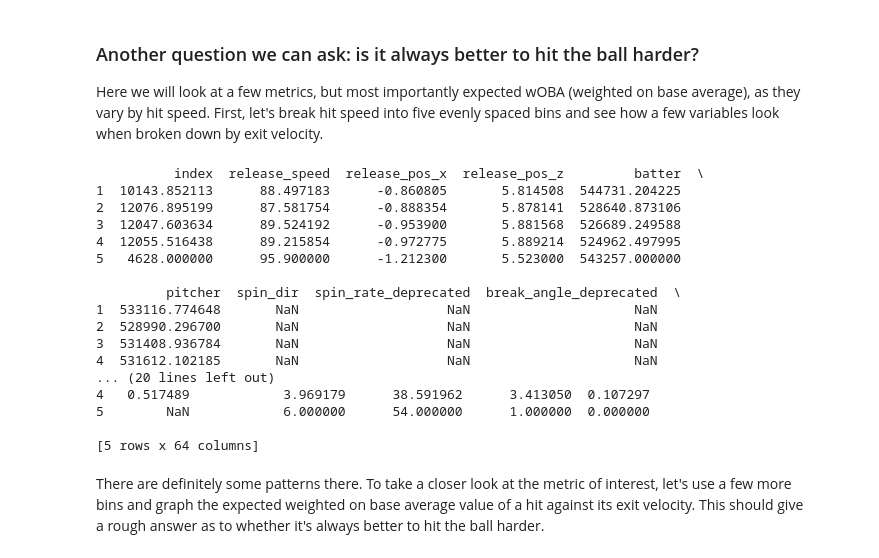
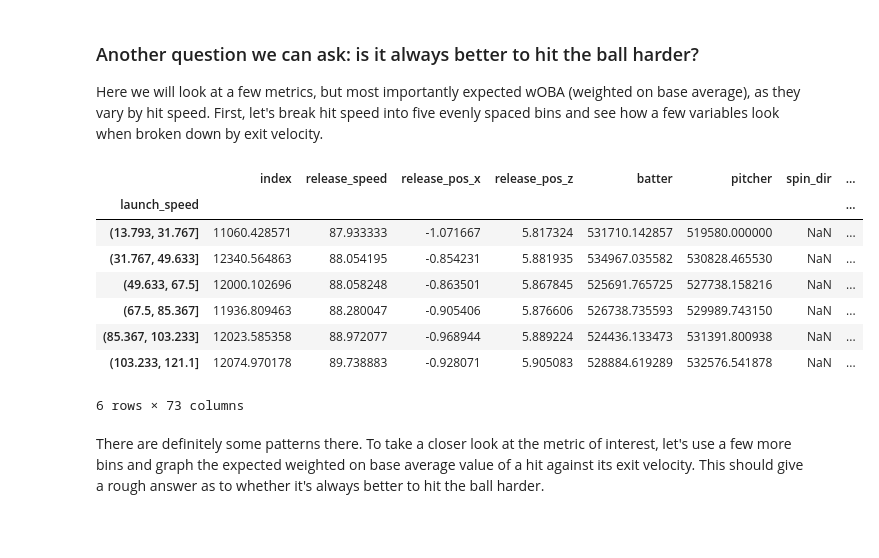
Before and after one commit to jldbc/pybaseball, a Jupyter notebook: EXAMPLES/fivethirtyeight_new_science_of_hitting.ipynb, the cells around one changed output. Drawn from its saved outputs; the diff is of its cells as text; code cells hidden in the pictures; blank space fills up the shorter version.

```diff
--- a/EXAMPLES/fivethirtyeight_new_science_of_hitting.ipynb
+++ b/EXAMPLES/fivethirtyeight_new_science_of_hitting.ipynb
@@ -77,30 +70,17 @@ So there you have it. From the two patterns observed when plotting hit probabili
 # %% [markdown]
 ### Another question we can ask: is it always better to hit the ball harder?
 Here we will look at a few metrics, but most importantly expected wOBA (weighted on base average), as they vary by hit speed. First, let's break hit speed into five evenly spaced bins and see how a few variables look when broken down by exit velocity.
-# %%
-#create launch speed bins
-bins = np.linspace(data2.launch_speed.min(), data2.launch_speed.max(), 5)
-groups = data2.groupby(np.digitize(data2.launch_speed, bins))
-
-# take alook at how various features vary with launch speed
-print groups.mean() # Also could do "groups.aggregate(np.mean)"
-# %% [output]
-          index  release_speed  release_pos_x  release_pos_z         batter  \
-1  10143.852113      88.497183      -0.860805       5.814508  544731.204225
-2  12076.895199      87.581754      -0.888354       5.878141  528640.873106
-3  12047.603634      89.524192      -0.953900       5.881568  526689.249588
-4  12055.516438      89.215854      -0.972775       5.889214  524962.497995
-5   4628.000000      95.900000      -1.212300       5.523000  543257.000000
-
-         pitcher  spin_dir  spin_rate_deprecated  break_angle_deprecated  \
-1  533116.774648       NaN                   NaN                     NaN
-2  528990.296700       NaN                   NaN                     NaN
-3  531408.936784       NaN                   NaN                     NaN
-4  531612.102185       NaN                   NaN                     NaN
-... (20 lines left out)
-4   0.517489            3.969179      38.591962      3.413050  0.107297
-5        NaN            6.000000      54.000000      1.000000  0.000000
-
-[5 rows x 64 columns]
+# %%
+data2.groupby(pd.cut(data2.launch_speed, 6)).mean()
+# %% [output]
+|  | index | release_speed | release_pos_x | release_pos_z | batter | pitcher | spin_dir | ... |
+| launch_speed |  |  |  |  |  |  |  | ... |
+| (13.793, 31.767] | 11060.428571 | 87.933333 | -1.071667 | 5.817324 | 531710.142857 | 519580.000000 | NaN | ... |
+| (31.767, 49.633] | 12340.564863 | 88.054195 | -0.854231 | 5.881935 | 534967.035582 | 530828.465530 | NaN | ... |
+| (49.633, 67.5] | 12000.102696 | 88.058248 | -0.863501 | 5.867845 | 525691.765725 | 527738.158216 | NaN | ... |
+| (67.5, 85.367] | 11936.809463 | 88.280047 | -0.905406 | 5.876606 | 526738.735593 | 529989.743150 | NaN | ... |
+| (85.367, 103.233] | 12023.585358 | 88.972077 | -0.968944 | 5.889224 | 524436.133473 | 531391.800938 | NaN | ... |
+| (103.233, 121.1] | 12074.970178 | 89.738883 | -0.928071 | 5.905083 | 528884.619289 | 532576.541878 | NaN | ... |
+6 rows × 73 columns
 # %% [markdown]
 There are definitely some patterns there. To take a closer look at the metric of interest, let's use a few more bins and graph the expected weighted on base average value of a hit against its exit velocity. This should give a rough answer as to whether it's always better to hit the ball harder.
```
Also changed, not shown: parts of 15 cells of this notebook.
